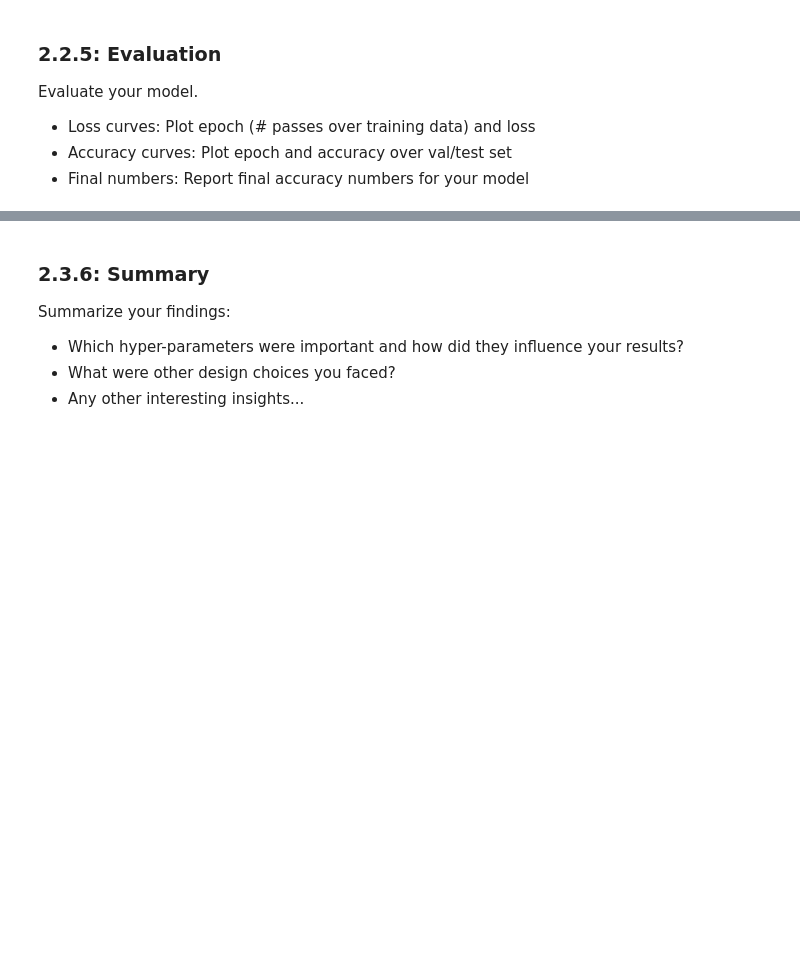
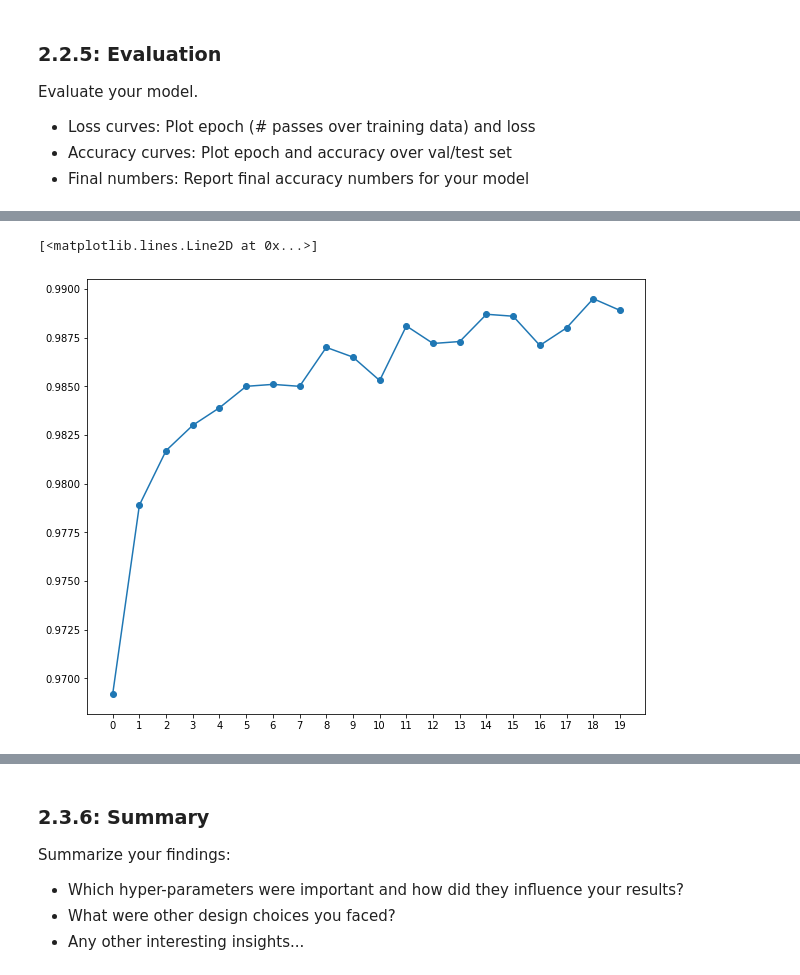
Before and after one commit to MaLoefUDS/MachineLearningInCybersecurity, a Jupyter notebook: task01/2021_10_29_Task_01.ipynb, the cells around one changed output, grey strips where cells are left out. Cells and saved outputs as stored; diff of their text form; code cells hidden in the pictures; blank space fills up the shorter version.

```diff
--- a/task01/2021_10_29_Task_01.ipynb
+++ b/task01/2021_10_29_Task_01.ipynb
@@ -558,6 +643,8 @@ Evaluate your model.
 # %%
 # Here plot epoch and accuracy over val/test set
-#
-# ------- Your Code -------
-#
+plt.xticks(epochs)
+plt.plot(test_accuracy,'-o')
+# %% [output]
+[<matplotlib.lines.Line2D at 0x...>]
+[figure, added]
 # %%
```
Also changed, not shown: parts of 16 cells of this notebook, 9 other files.
